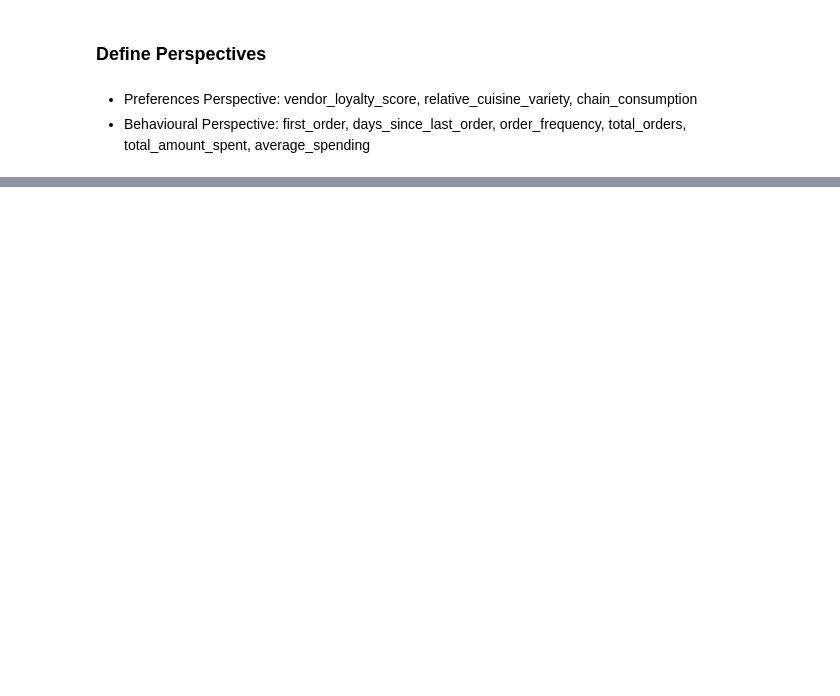
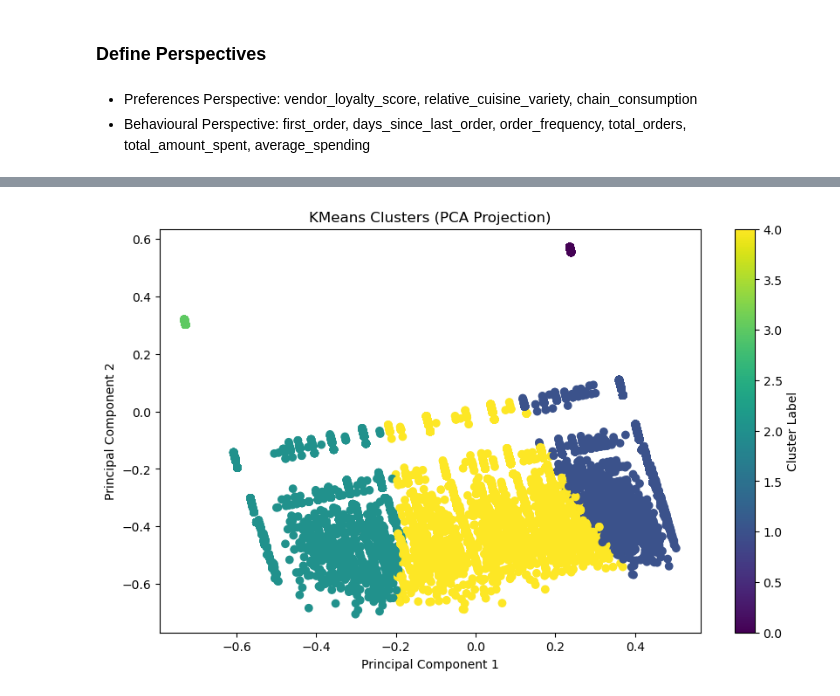
Before and after one commit to nunonuness/DM, a Jupyter notebook: Clustering.ipynb, the cells around one changed output, grey strips where cells are left out. Cells and saved outputs as stored; diff of their text form; code cells hidden in the pictures; blank space fills up the shorter version.

```diff
--- a/Clustering.ipynb
+++ b/Clustering.ipynb
@@ -414,0 +368,16 @@ df_concat.groupby('labels').mean()
+# %%
+pca = PCA(n_components=2)
+pca_components = pca.fit_transform(df[preferences_features])
+
+# plot the clusters
+plt.figure(figsize=(10, 6))
+plt.scatter(pca_components[:, 0], pca_components[:, 1], c=km_labels_prf, cmap='viridis', marker='o')
+plt.title('KMeans Clusters (PCA Projection)')
+plt.xlabel('Principal Component 1')
+plt.ylabel('Principal Component 2')
+
+# Show a colorbar to indicate cluster colors
+plt.colorbar(label='Cluster Label')
+plt.show()
+# %% [output]
+[figure, added]
```
Also changed, not shown: parts of 46 cells of this notebook.
